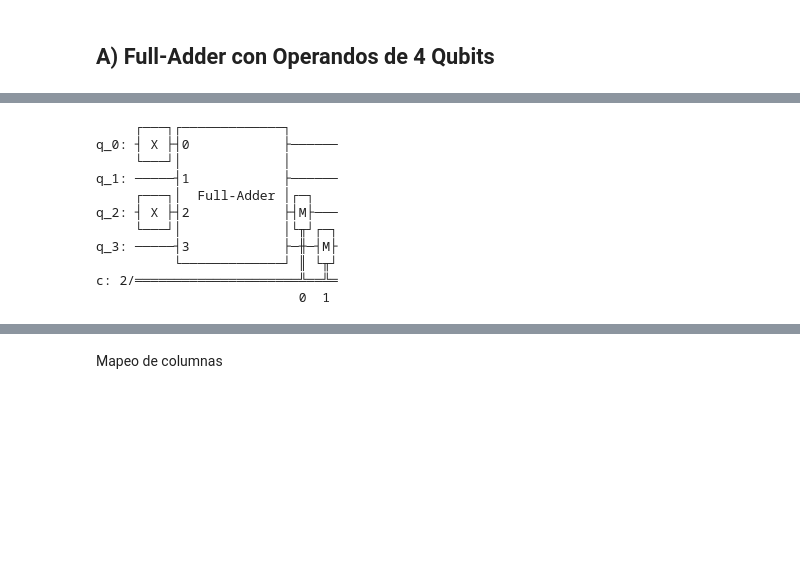
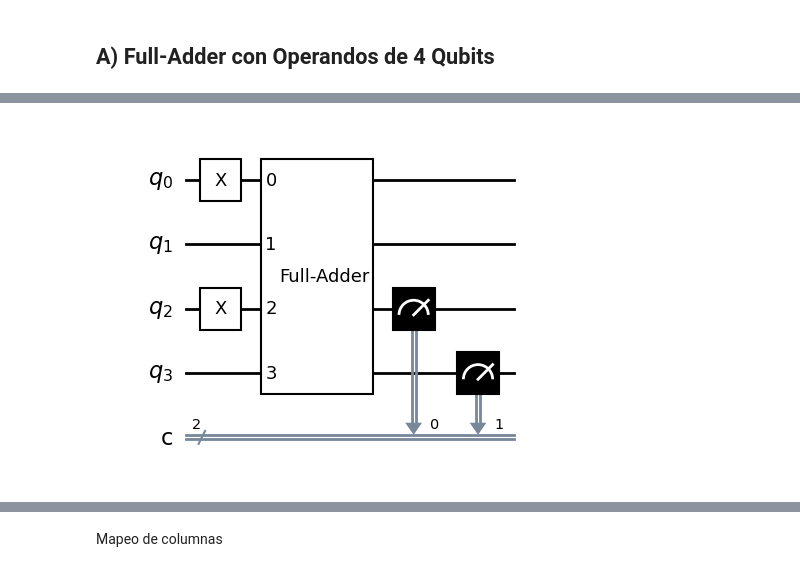
Before and after one commit to iroumec/Quantum-Computing, a Jupyter notebook: segunda_entrega.ipynb, the cells around one changed output, grey strips where cells are left out. Cells and saved outputs as stored; diff of their text form; code cells hidden in the pictures; blank space fills up the shorter version.

```diff
--- a/segunda_entrega.ipynb
+++ b/segunda_entrega.ipynb
@@ -59,27 +51,17 @@ q_3: ┤ X ├─────┤ X ├──────────
 # %%
 full_adder_measured = QuantumCircuit(4, 2, name="Full-Adder-Measured")
 
 full_adder_measured.x(0)
 full_adder_measured.x(2)
 
 full_adder_measured.append(full_adder, [0, 1, 2, 3])
 
 full_adder_measured.measure(2, 0)
 full_adder_measured.measure(3, 1)
 
-full_adder_measured.draw()
+full_adder_measured.draw(output='mpl', style='bw')
 # %% [output]
-     ┌───┐┌─────────────┐
-q_0: ┤ X ├┤0            ├──────
-     └───┘│             │
-q_1: ─────┤1            ├──────
-     ┌───┐│  Full-Adder │┌─┐
-q_2: ┤ X ├┤2            ├┤M├───
-     └───┘│             │└╥┘┌─┐
-q_3: ─────┤3            ├─╫─┤M├
-          └─────────────┘ ║ └╥┘
-c: 2/═════════════════════╩══╩═
-                          0  1
+[figure, added]
 # %%
 simulator = AerSimulator()
 
```
Also changed, not shown: parts of 56 cells of this notebook, 4 other files.
